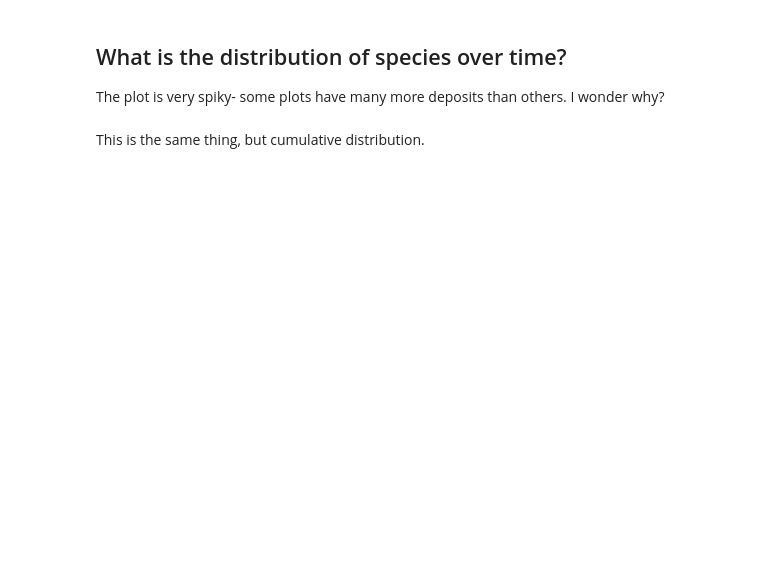
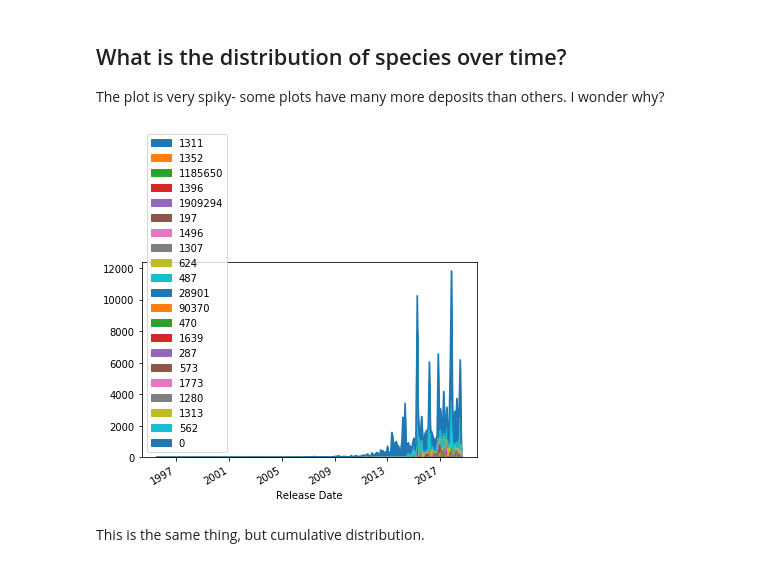
Before and after one commit to biobeth/snake_club, a Jupyter notebook: projects/fancy_graphs/strains-over-time.ipynb, the cells around one changed output. Saved outputs shown, nothing was run; the diff lists cells and outputs as text; code cells hidden in the pictures; blank space fills up the shorter version.

```diff
--- a/projects/fancy_graphs/strains-over-time.ipynb
+++ b/projects/fancy_graphs/strains-over-time.ipynb
@@ -41,15 +41,17 @@ data_frame['Release Date'] = pandas.to_datetime(data_frame['Release Date'])
 #set index
 data_frame.index = data_frame['Release Date']
 
-#Group by TaxID AND
-#count number of submissions every month
-data_frame_grouped = data_frame.groupby("TaxID").resample("M").count()
+def group_df_by(data_frame, grouping, time_interval = "M"):
+    """
+    Groups data_frame by the grouping value.
+    grouping must be a column name of data_frame
+    (Look, I used an assert statement!)
+    """
+    #count number of submissions every month
+    assert grouping in data_frame.columns
+    #data_frame = data_frame.loc[:, "TaxID"] something like this should speed functuion up
+    data_frame = data_frame.groupby(grouping).resample(time_interval).count()
+    data_frame = data_frame[grouping].unstack(grouping)
+    return (data_frame)
 
-#also group by year
-df = data_frame_grouped['TaxID'].unstack("TaxID")
-
-##returns the rows (TaxIDs) with the largest number of entries,
-#for each year
-#needs to be done before grouping.
-#top_per_year = data_frame_year.idxmax(axis=1)
-top_overall = df.sum().sort_values().iloc[-15:]
+df = group_df_by(data_frame, "TaxID")
@@ -64,13 +86,15 @@ The plot is very spiky- some plots have many more deposits than others. I wonder
 # %%
 col_order = df.sum().sort_values(inplace=False).index
 df1=np.split(df[col_order], [-20], axis=1)
 
 #Combines these dataframes, summing all small values to combine them
 final_df = pandas.concat([df1[1], df1[0].sum(axis=1)], axis=1)
 
 #Make the plot!
-final_df.plot.area(legend=False)
+final_df.plot.area()
 plt.show()
+# %% [output]
+[figure, added]
 # %% [markdown]
 This is the same thing, but cumulative distribution.
 # %%
```
Also changed, not shown: parts of 10 cells of this notebook, 4 other files.
